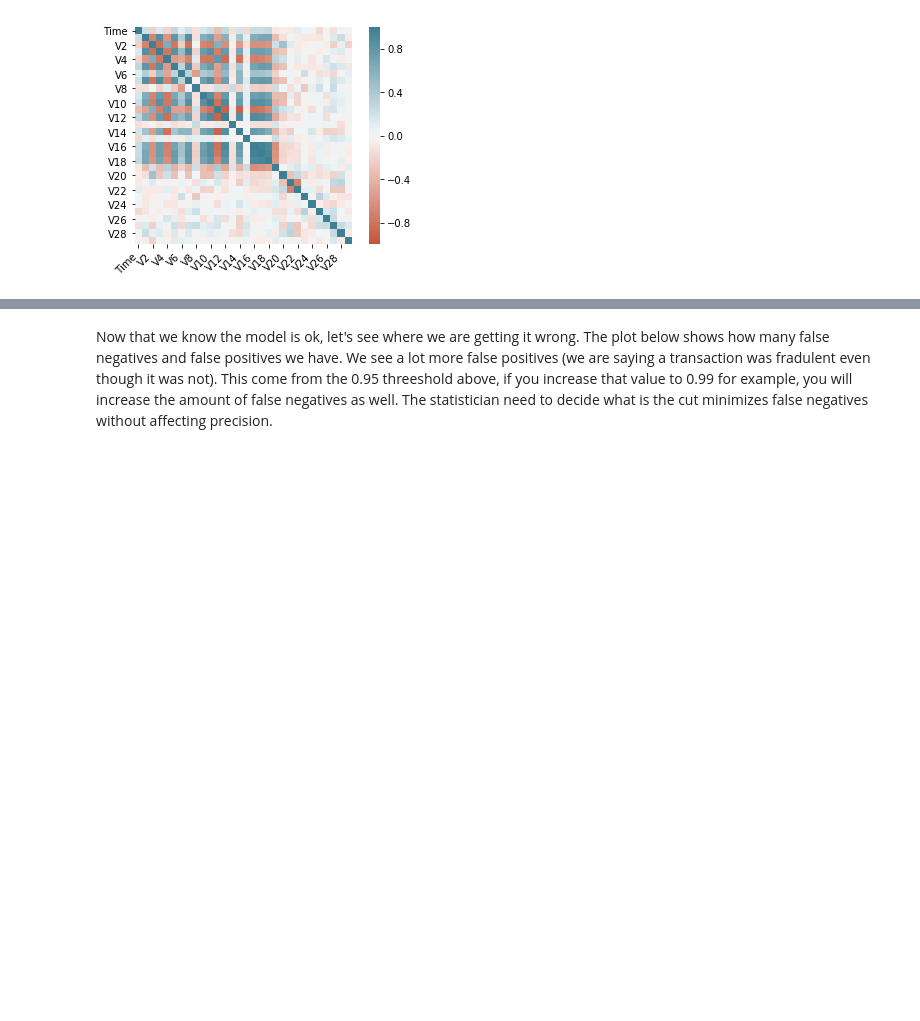
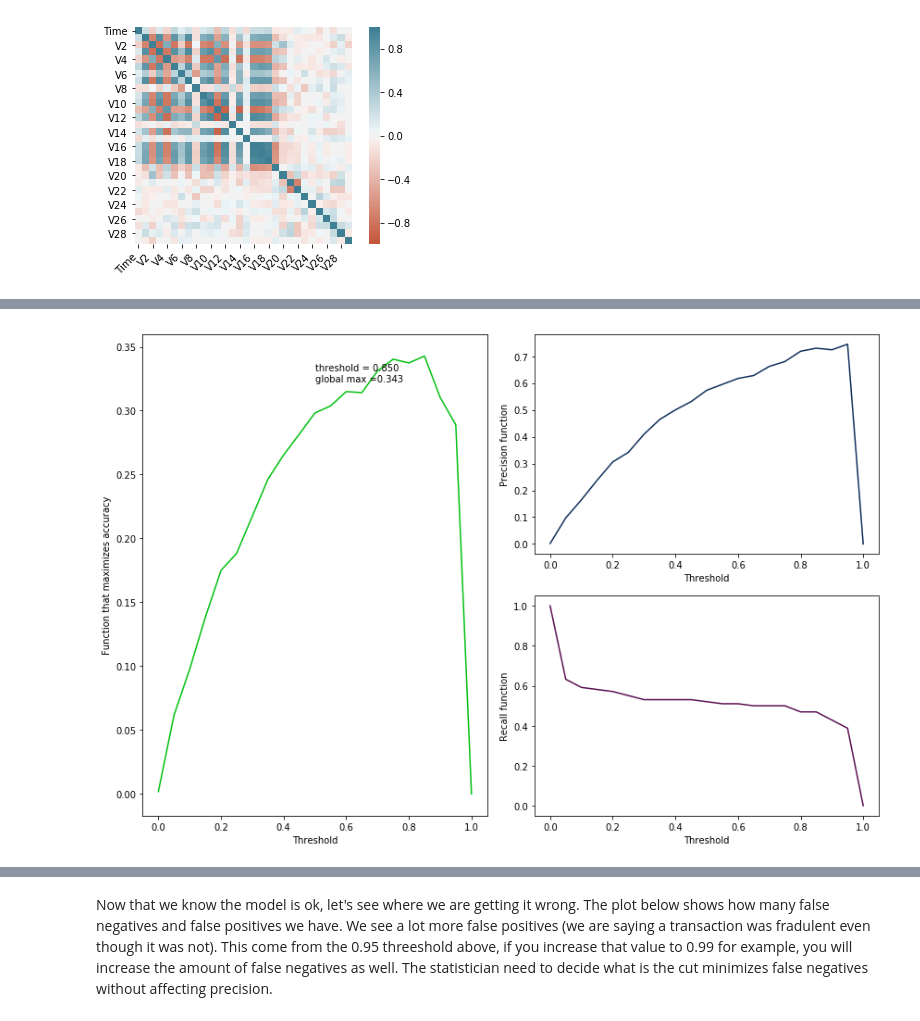
Before and after one commit to dresenhista/learning_credit_card_fraud, a Jupyter notebook: Credit Card Fraud detection.ipynb, the cells around one changed output, grey strips where cells are left out. Saved outputs shown, nothing was run; the diff lists cells and outputs as text; code cells hidden in the pictures; blank space fills up the shorter version.

```diff
--- a/Credit Card Fraud detection.ipynb
+++ b/Credit Card Fraud detection.ipynb
@@ -468,0 +299,4 @@ classification_1 = model_threshold_finder(start, interval, y_test, y_os_prob, 'L
+# %%
+threshold = draw_precision_recall(threshold_list, classification_3)
+# %% [output]
+[figure, added]
```
Also changed, not shown: parts of 31 cells of this notebook, 1 other file.
